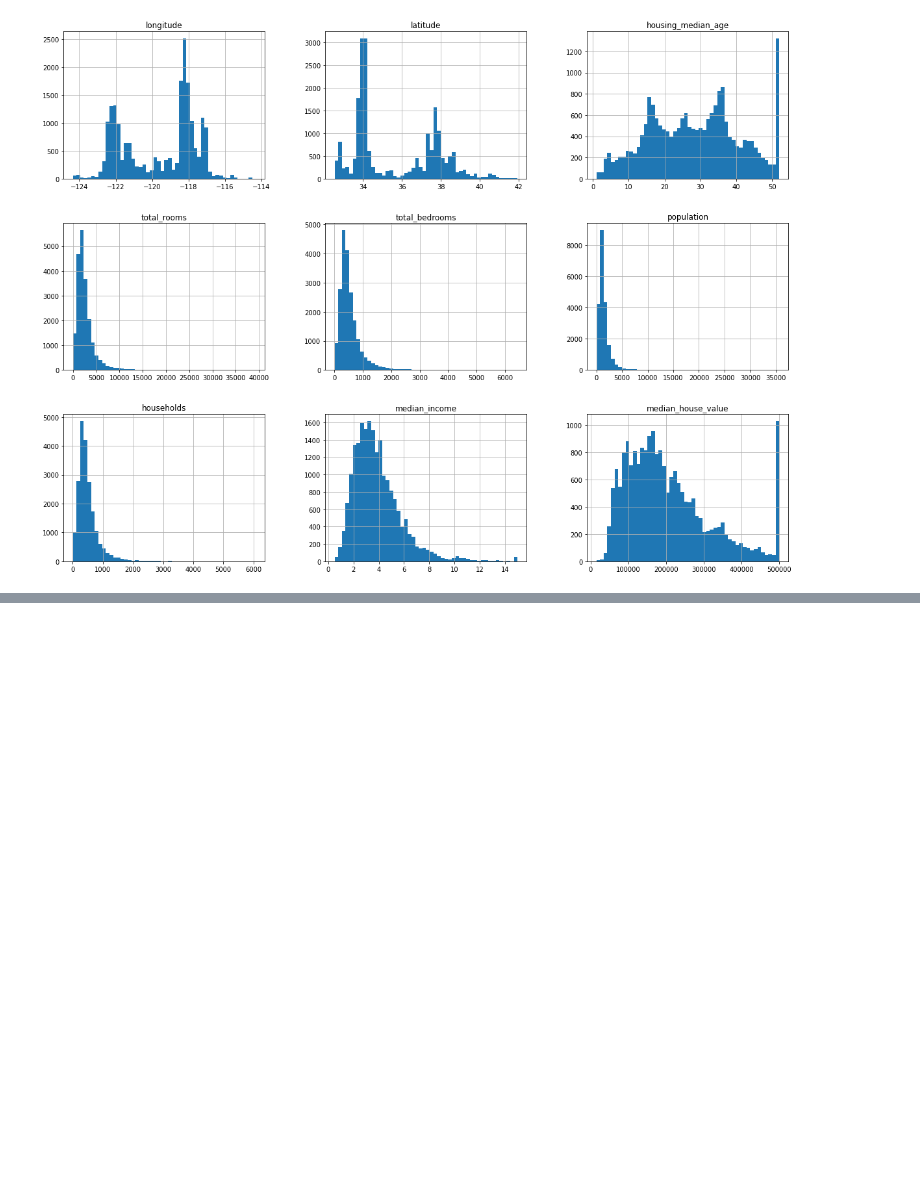
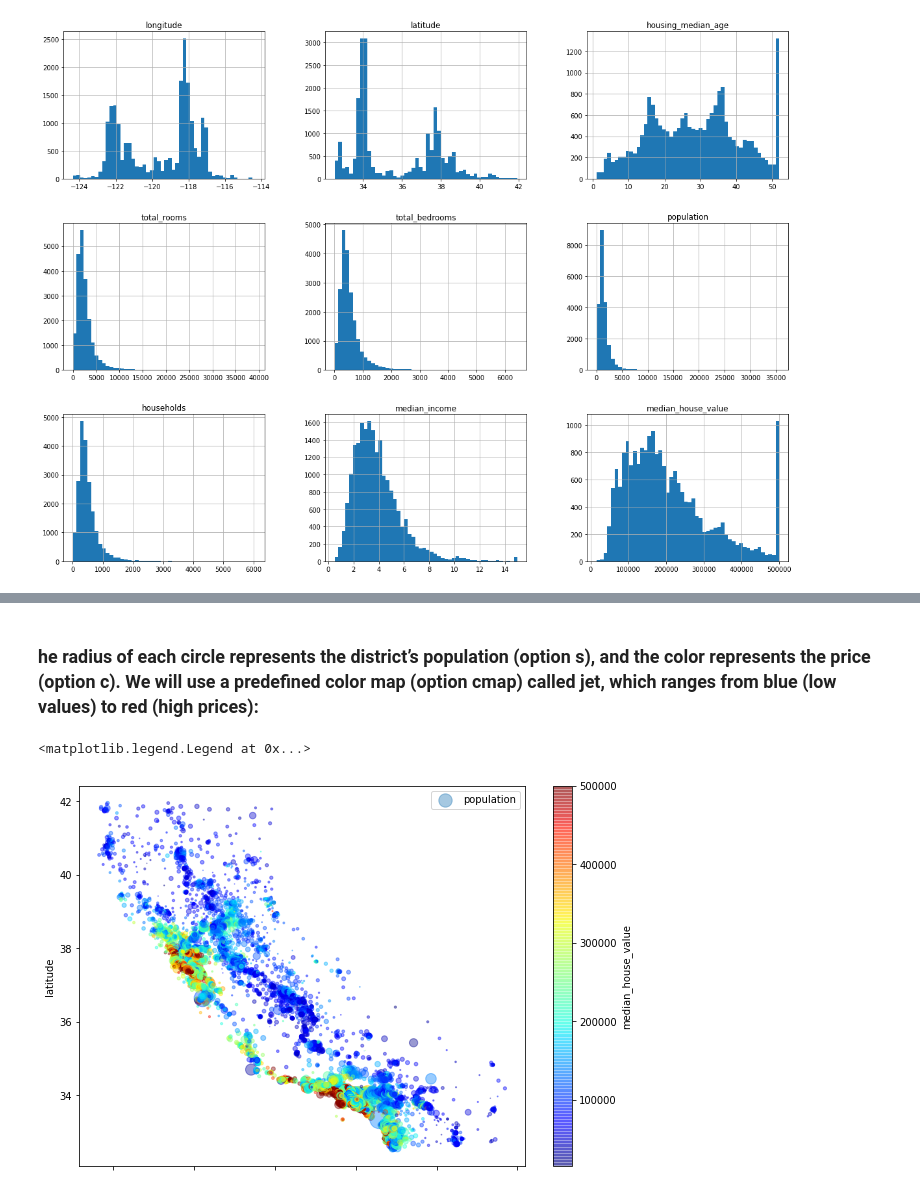
Before and after one commit to SaiVamsiPuttu/MLAlgorithmsFromScratch, a Jupyter notebook: ML_Algorithms_From_Scratch.ipynb, the cells around one changed output, grey strips where cells are left out. Cells and saved outputs as stored; diff of their text form; code cells hidden in the pictures; blank space fills up the shorter version.

```diff
--- a/ML_Algorithms_From_Scratch.ipynb
+++ b/ML_Algorithms_From_Scratch.ipynb
@@ -136,0 +221,9 @@ len(shuffled_indices)
+# %% [markdown]
+### he radius of each circle represents the district’s population (option s), and the color represents the price (option c). We will use a predefined color map (option cmap) called jet, which ranges from blue (low values) to red (high prices):
+# %%
+data.plot(kind='scatter',x='longitude',y='latitude',alpha=0.4,s=data['population']/100,label='population',figsize=(10,7),
+          c='median_house_value',cmap=plt.get_cmap("jet"),colorbar="true",)
+plt.legend()
+# %% [output]
+<matplotlib.legend.Legend at 0x...>
+[figure, added]
```
Also changed, not shown: parts of 26 cells of this notebook.
